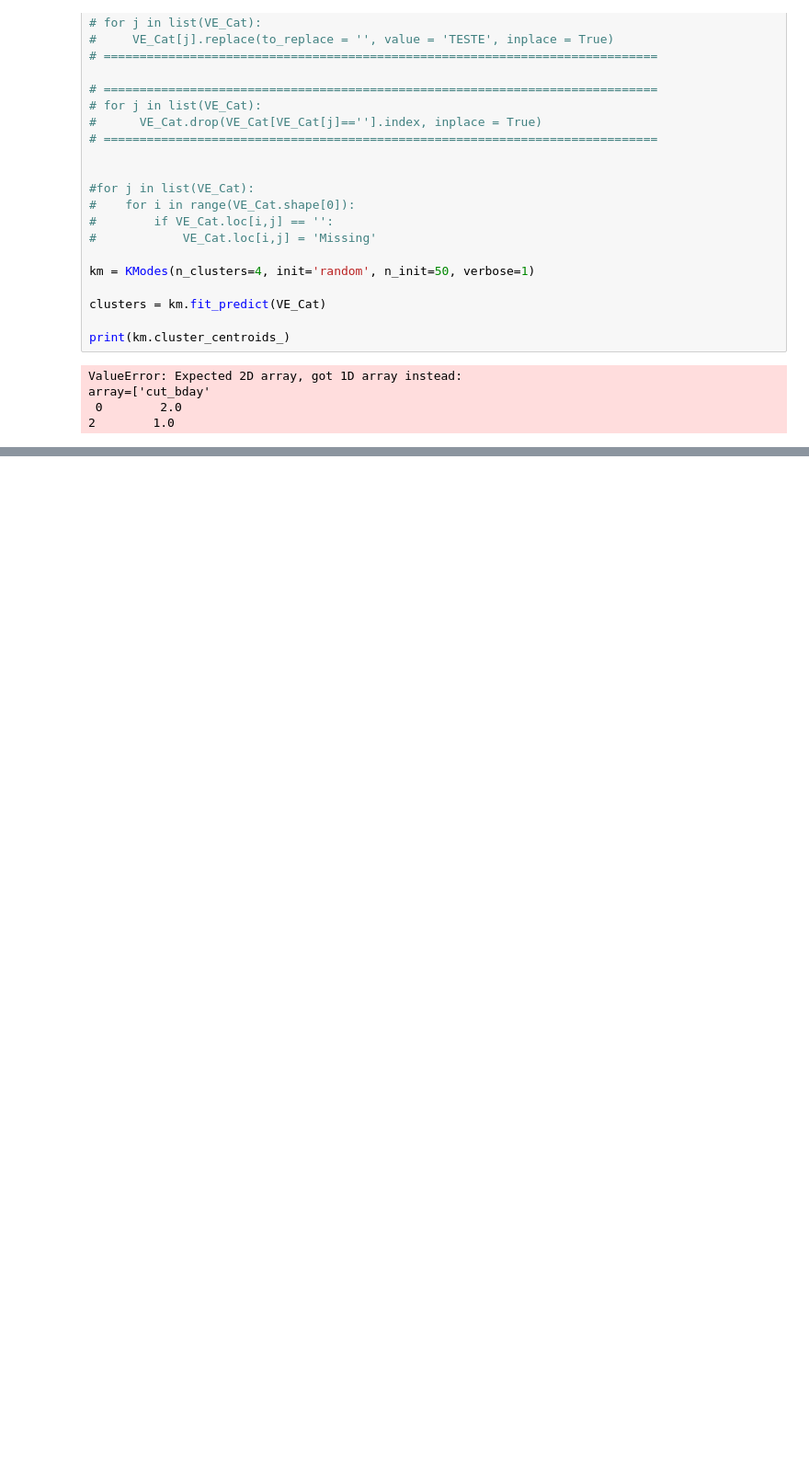
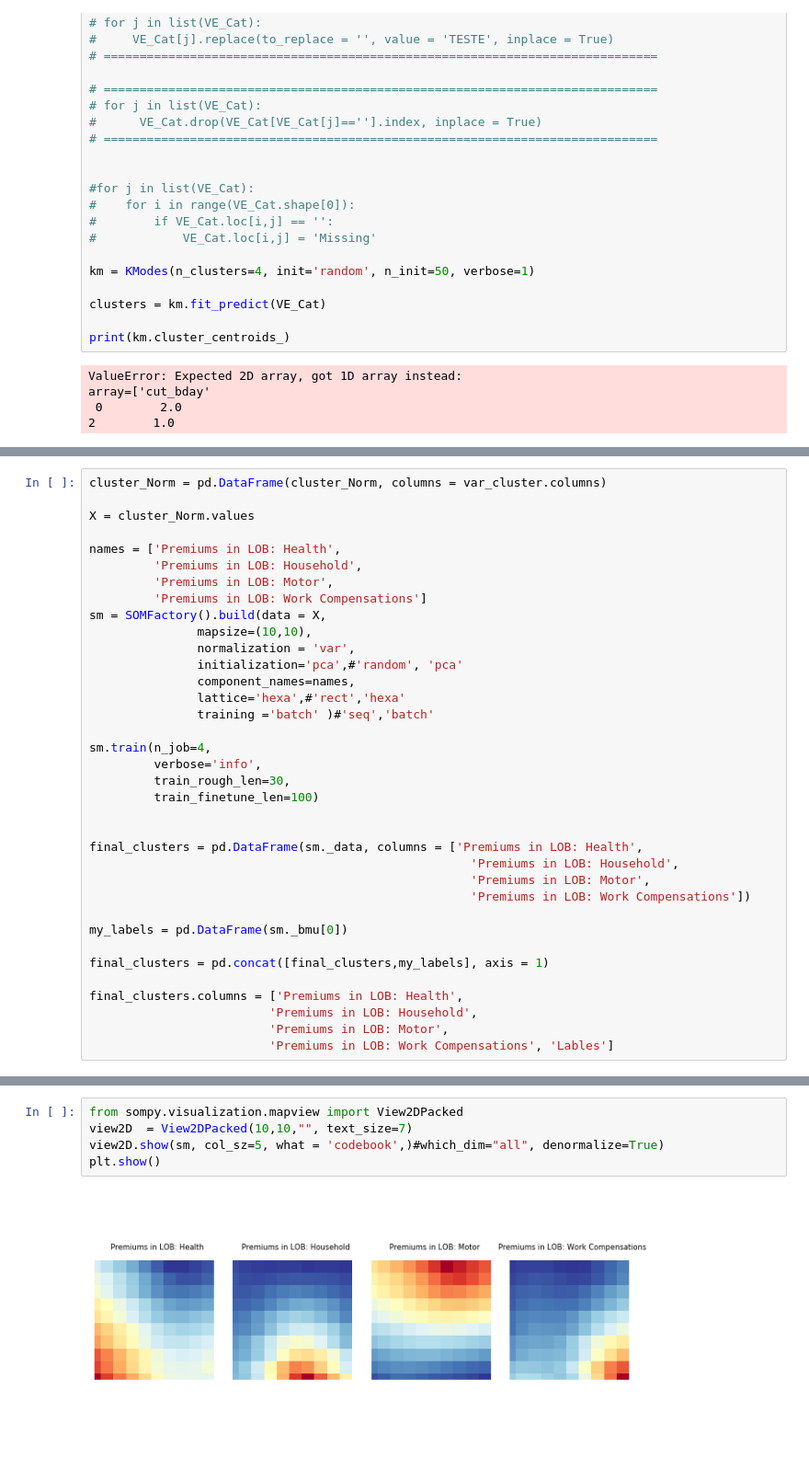
Before and after one commit to CatPalha/DataMiningProject, a Jupyter notebook: WRITE_HERE.ipynb, the cells around one changed output, grey strips where cells are left out. Shown at 92% size. Cells and saved outputs as stored; diff of their text form; blank space fills up the shorter version.

```diff
--- a/WRITE_HERE.ipynb
+++ b/WRITE_HERE.ipynb
@@ -445,0 +466,36 @@ array=['cut_bday'
+# %%
+cluster_Norm = pd.DataFrame(cluster_Norm, columns = var_cluster.columns)
+
+X = cluster_Norm.values
+
+names = ['Premiums in LOB: Health',
+         'Premiums in LOB: Household',
+         'Premiums in LOB: Motor',
+         'Premiums in LOB: Work Compensations']
+sm = SOMFactory().build(data = X,
+               mapsize=(10,10),
+               normalization = 'var',
+               initialization='pca',#'random', 'pca'
+               component_names=names,
+               lattice='hexa',#'rect','hexa'
+               training ='batch' )#'seq','batch'
+
+sm.train(n_job=4,
+         verbose='info',
+         train_rough_len=30,
+         train_finetune_len=100)
+
+
+final_clusters = pd.DataFrame(sm._data, columns = ['Premiums in LOB: Health',
+                                                     'Premiums in LOB: Household',
+                                                     'Premiums in LOB: Motor',
+                                                     'Premiums in LOB: Work Compensations'])
+
+my_labels = pd.DataFrame(sm._bmu[0])
+
+final_clusters = pd.concat([final_clusters,my_labels], axis = 1)
+
+final_clusters.columns = ['Premiums in LOB: Health',
+                         'Premiums in LOB: Household',
+                         'Premiums in LOB: Motor',
+                         'Premiums in LOB: Work Compensations', 'Lables']
@@ -445,0 +520,7 @@ array=['cut_bday'
+# %%
+from sompy.visualization.mapview import View2DPacked
+view2D  = View2DPacked(10,10,"", text_size=7)
+view2D.show(sm, col_sz=5, what = 'codebook',)#which_dim="all", denormalize=True)
+plt.show()
+# %% [output]
+[figure, added]
```
Also changed, not shown: parts of 7 cells of this notebook.
